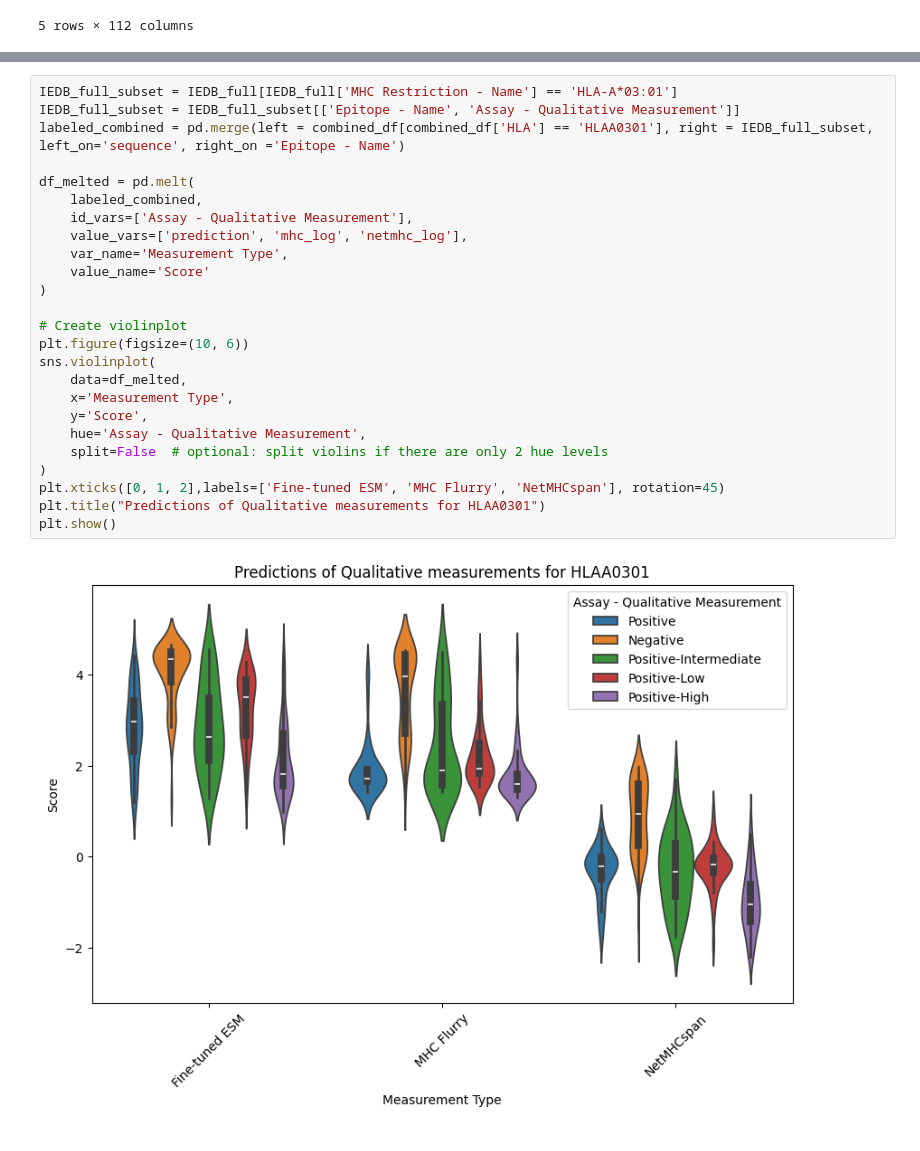
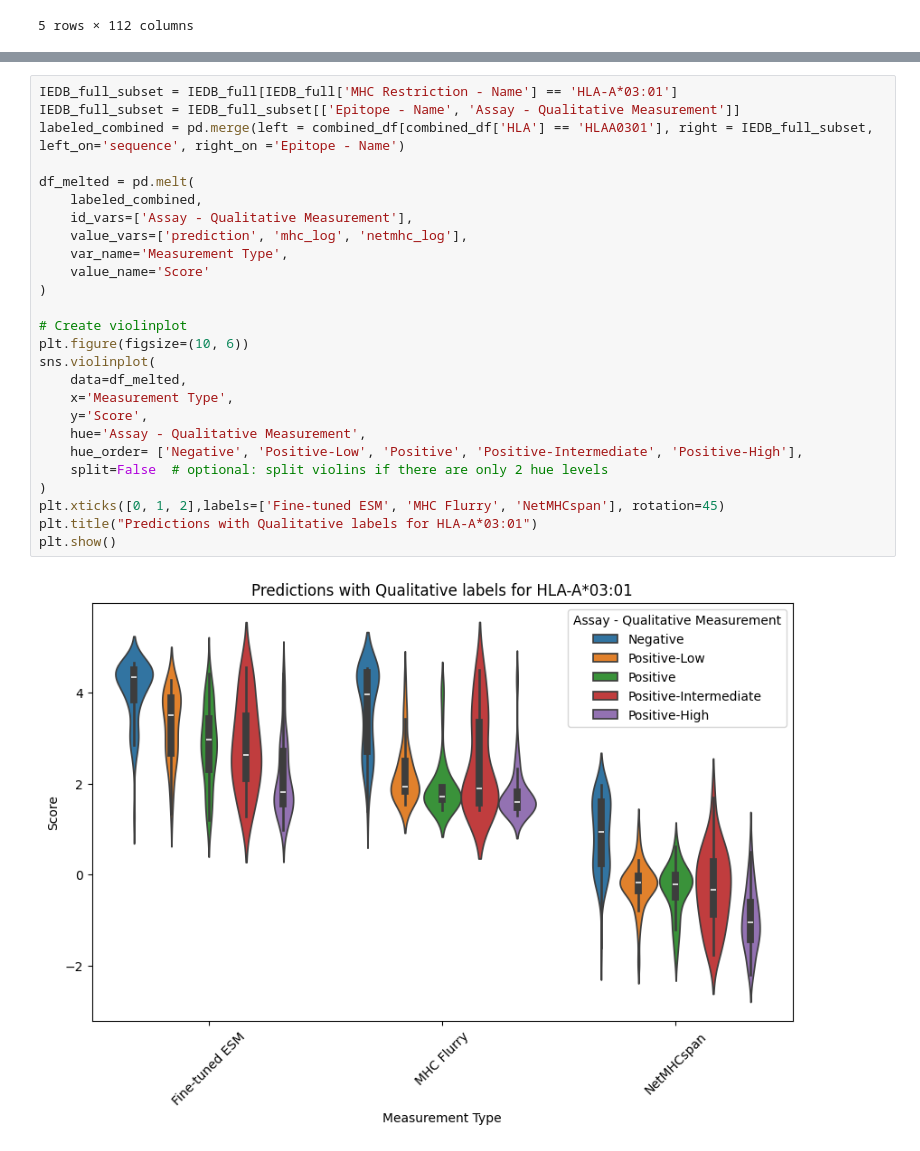
Before and after one commit to sermare/ESMCBA, a Jupyter notebook: jupyter_notebooks/Evaluations_BA.ipynb, the cells around one changed output, grey strips where cells are left out. Drawn from its saved outputs; the diff is of its cells as text.

Commit message:
Sorted qualitative labels

```diff
--- a/jupyter_notebooks/Evaluations_BA.ipynb
+++ b/jupyter_notebooks/Evaluations_BA.ipynb
@@ -783,30 +782,31 @@ plt.show()
 # %%
 IEDB_full_subset = IEDB_full[IEDB_full['MHC Restriction - Name'] == 'HLA-A*03:01']
 IEDB_full_subset = IEDB_full_subset[['Epitope - Name', 'Assay - Qualitative Measurement']]
 labeled_combined = pd.merge(left = combined_df[combined_df['HLA'] == 'HLAA0301'], right = IEDB_full_subset, left_on='sequence', right_on ='Epitope - Name')
 
 df_melted = pd.melt(
     labeled_combined,
     id_vars=['Assay - Qualitative Measurement'],
     value_vars=['prediction', 'mhc_log', 'netmhc_log'],
     var_name='Measurement Type',
     value_name='Score'
 )
 
 # Create violinplot
 plt.figure(figsize=(10, 6))
 sns.violinplot(
     data=df_melted,
     x='Measurement Type',
     y='Score',
     hue='Assay - Qualitative Measurement',
+    hue_order= ['Negative', 'Positive-Low', 'Positive', 'Positive-Intermediate', 'Positive-High'],
     split=False  # optional: split violins if there are only 2 hue levels
 )
 plt.xticks([0, 1, 2],labels=['Fine-tuned ESM', 'MHC Flurry', 'NetMHCspan'], rotation=45)
-plt.title("Predictions of Qualitative measurements for HLAA0301")
+plt.title("Predictions with Qualitative labels for HLA-A*03:01")
 plt.show()
 # %% [output]
-[figure, old version]
+[figure, new version]
 # %%
 IEDB_full_subset = IEDB_full[IEDB_full['MHC Restriction - Name'] == 'HLA-A*24:02']
 IEDB_full_subset = IEDB_full_subset[['Epitope - Name', 'Assay - Qualitative Measurement']]
```
Also changed, not shown: parts of 6 cells of this notebook, 3 other files.
